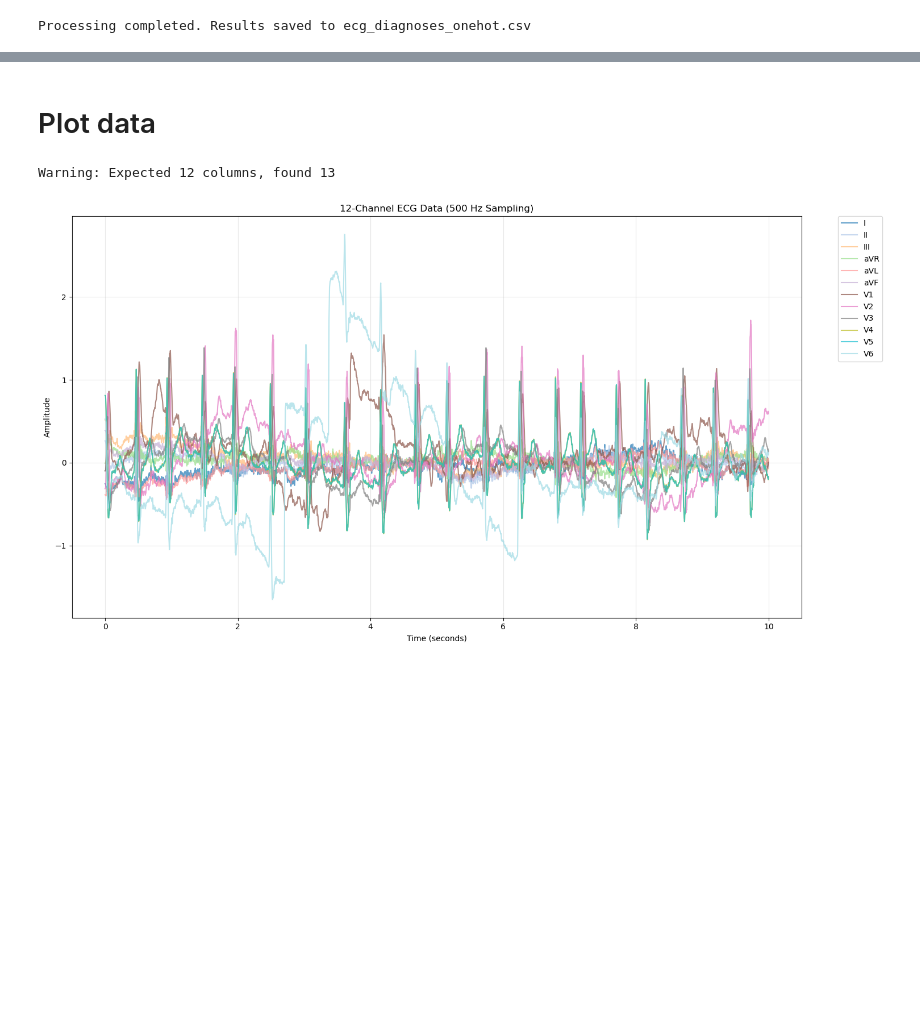
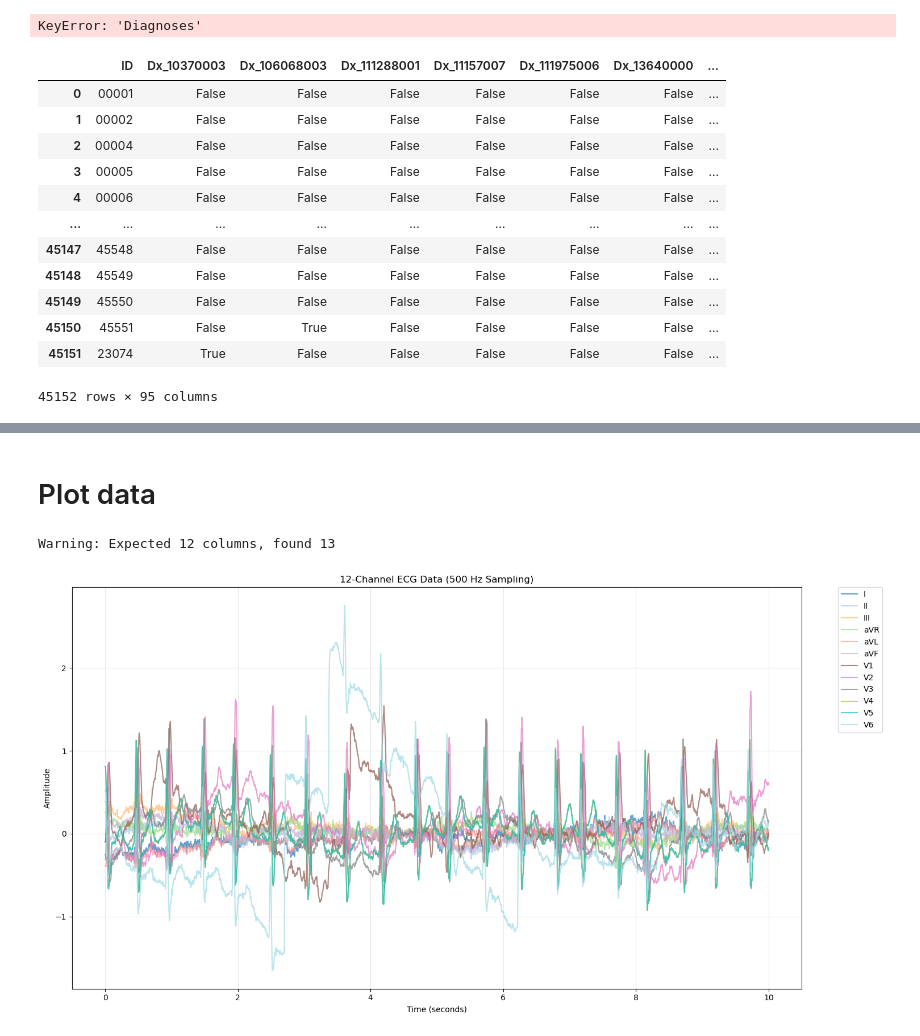
Before and after one commit to MilkCatt/ECG-HeartNet, a Jupyter notebook: get_outputs.ipynb, the cells around one changed output, grey strips where cells are left out. Saved outputs shown, nothing was run; the diff lists cells and outputs as text; code cells hidden in the pictures; blank space fills up the shorter version.

```diff
--- a/get_outputs.ipynb
+++ b/get_outputs.ipynb
@@ -1,7 +5,5 @@
 # %%
-import os
-import pandas as pd
-import re
+
 
 def extract_ecg_metadata(folder_path):
     """Traverse folder structure to extract ECG metadata from header files."""
@@ -18,8 +20,7 @@ def extract_ecg_metadata(folder_path):
 
                         # Extract record ID from first line
                         header_line = content[0].split()
-                        record_id = header_line[0]
-
+                        record_id = re.sub(r'\D', '', header_line[0])
                         # Extract diagnosis codes
                         diagnoses = []
                         for line in content:
@@ -36,7 +37,7 @@ def extract_ecg_metadata(folder_path):
     return pd.DataFrame(records)
 
 # Process data folder
-df = extract_ecg_metadata('/home/jiacheng/Seafile/My Library/Coursework/DL/project/ecg-arrhythmia/1.0.0/WFDBRecords/')
+df = extract_ecg_metadata('./data/ecg')
 
 # Create one-hot encoding
 one_hot_df = pd.get_dummies(
@@ -46,7 +47,25 @@ one_hot_df = pd.get_dummies(
 ).groupby('ID').max().reset_index()
 
 # Save output
-one_hot_df.to_csv('ecg_diagnoses_onehot.csv', index=False)
-print("Processing completed. Results saved to ecg_diagnoses_onehot.csv")
+one_hot_df.to_csv('data/diagnoses.csv', index=False)
+print("Processing completed. Results saved to data/diagnoses.csv")
 # %% [output]
-Processing completed. Results saved to ecg_diagnoses_onehot.csv
+KeyError: 'Diagnoses'
+# %%
+labels = pd.read_csv('data/diagnoses.csv')
+labels['ID'] = labels['ID'].str.replace('\D', '', regex=True)
+labels
+# %% [output]
+|  | ID | Dx_10370003 | Dx_106068003 | Dx_111288001 | Dx_11157007 | Dx_111975006 | Dx_13640000 | ... |
+| 0 | 00001 | False | False | False | False | False | False | ... |
+| 1 | 00002 | False | False | False | False | False | False | ... |
+| 2 | 00004 | False | False | False | False | False | False | ... |
+| 3 | 00005 | False | False | False | False | False | False | ... |
+| 4 | 00006 | False | False | False | False | False | False | ... |
+| ... | ... | ... | ... | ... | ... | ... | ... | ... |
+| 45147 | 45548 | False | False | False | False | False | False | ... |
+| 45148 | 45549 | False | False | False | False | False | False | ... |
+| 45149 | 45550 | False | False | False | False | False | False | ... |
+| 45150 | 45551 | False | True | False | False | False | False | ... |
+| 45151 | 23074 | True | False | False | False | False | False | ... |
+45152 rows × 95 columns
```
Also changed, not shown: parts of 2 cells of this notebook, 17 other files.
